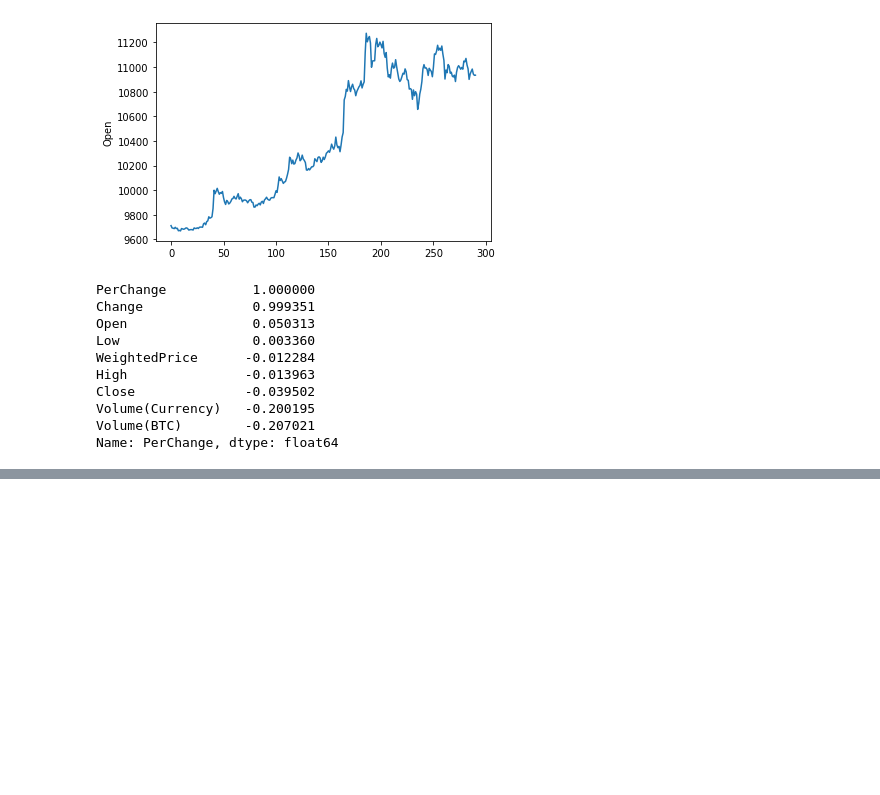
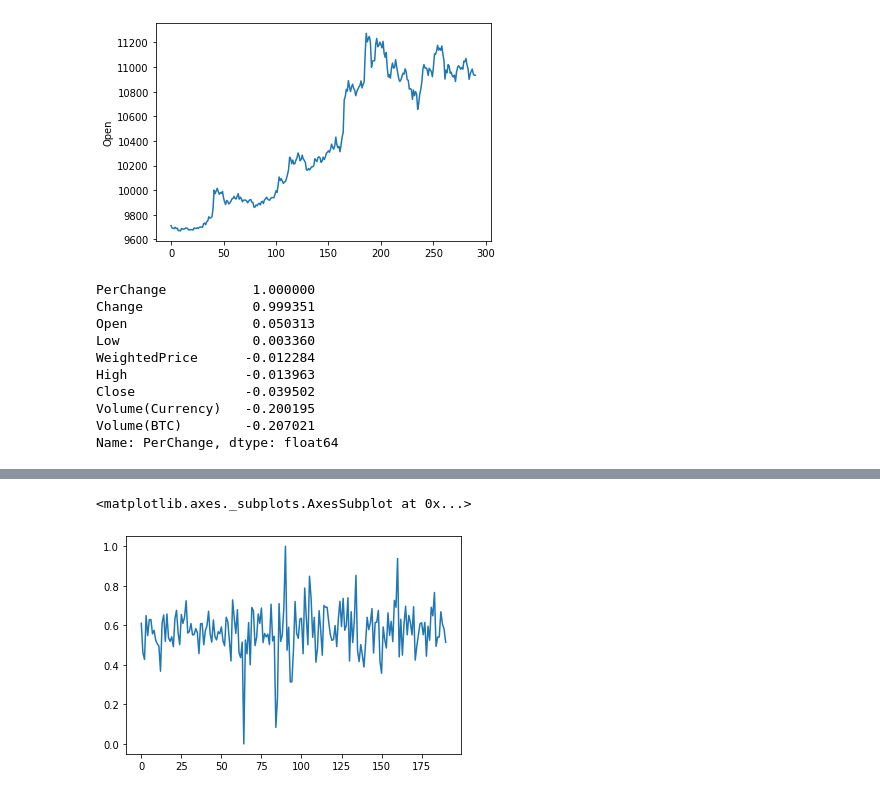
Before and after one commit to nathanielCherian/palantir, a Jupyter notebook: notebooks/exploration.ipynb, the cells around one changed output, grey strips where cells are left out. Saved outputs shown, nothing was run; the diff lists cells and outputs as text; code cells hidden in the pictures; blank space fills up the shorter version.

Commit message:
first tests

```diff
--- a/notebooks/exploration.ipynb
+++ b/notebooks/exploration.ipynb
@@ -57,0 +72,16 @@ Name: PerChange, dtype: float64
+# %%
+from sklearn.preprocessing import MinMaxScaler
+
+TEST_SIZE = 0.2
+
+X = data.drop(['Volume(Currency)', 'Change', 'PerChange'], axis=1)
+y = data['PerChange']
+
+X_s = MinMaxScaler().fit_transform(X)
+
+ti = len(X_s) - int(len(X_s) * TEST_SIZE)
+
+X_train, X_test, y_train, y_test = X_s[:ti], X_s[ti:], y[:ti], y[ti:]
+
+X_train = X_train.reshape(-1, 1, 7)
+X_test = X_test.reshape(-1, 1, 7)
@@ -57,0 +147,21 @@ Name: PerChange, dtype: float64
+# %%
+from sklearn.preprocessing import MinMaxScaler
+
+#change = MinMaxScaler().fit_transform([[p] for p in np.array(data['PerChange'])])
+change = MinMaxScaler().fit_transform([[p] for p in np.array(data['PerChange'])])
+
+IN = 100
+OUT = 1
+FEATURES = 1
+
+X, y = split_sequence(change, IN, OUT)
+# %%
+from tensorflow.keras.models import Sequential
+from tensorflow.keras.layers import LSTM, Dense, Dropout
+
+model = Sequential()
+model.add(LSTM(50, activation='relu', input_shape=(IN, FEATURES)))
+model.add(Dense(1))
+model.compile(optimizer='adam', loss='mse')
+# %%
+model.fit(X, y, epochs=100, verbose=2)
@@ -57,0 +189,5 @@ Name: PerChange, dtype: float64
+# %%
+sns.lineplot(x=range(len(y.reshape(1,-1)[0])), y=y.reshape(1,-1)[0], data=data)
+# %% [output]
+<matplotlib.axes._subplots.AxesSubplot at 0x...>
+[figure, added]
```
Also changed, not shown: parts of 12 cells of this notebook, 2 other files.
